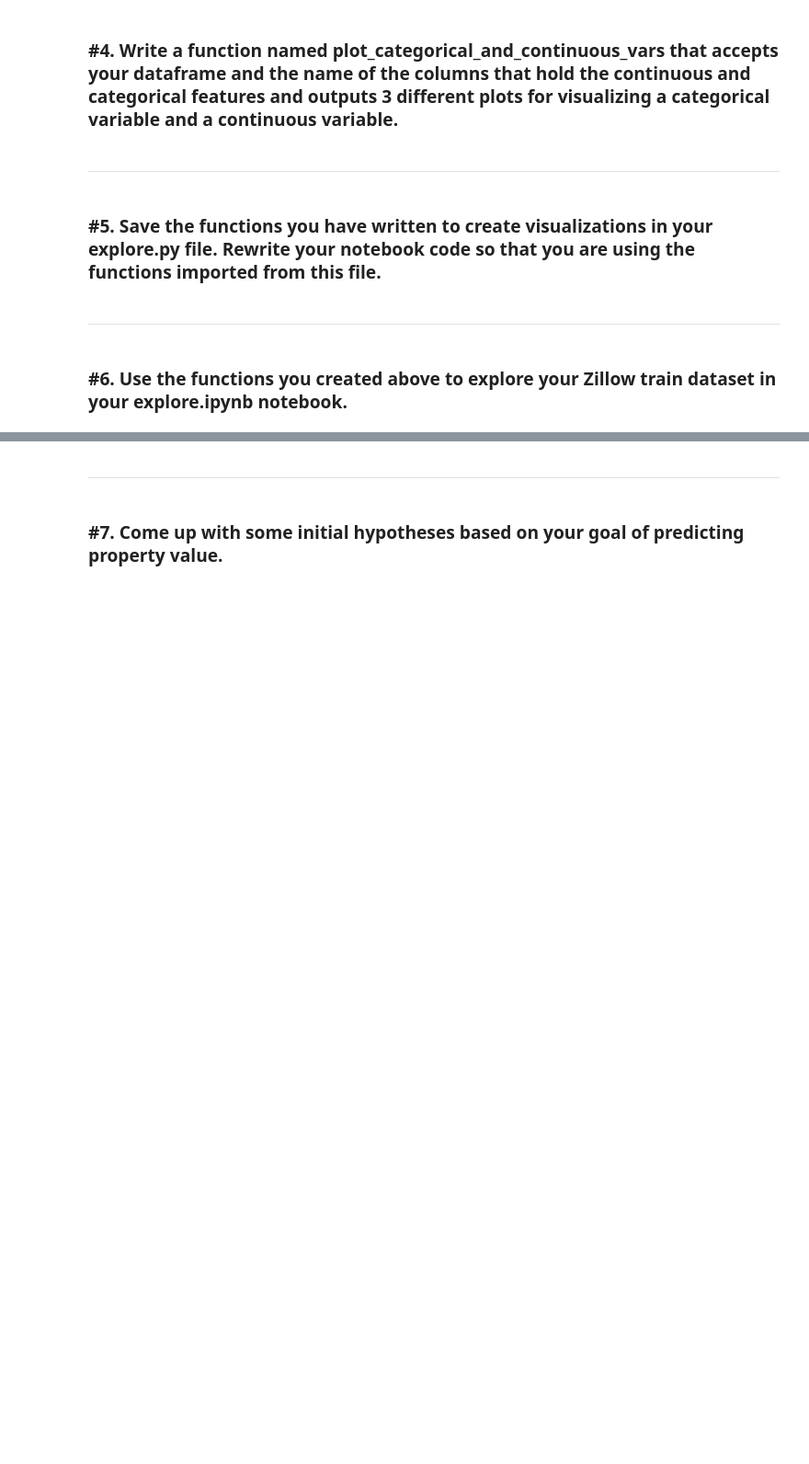
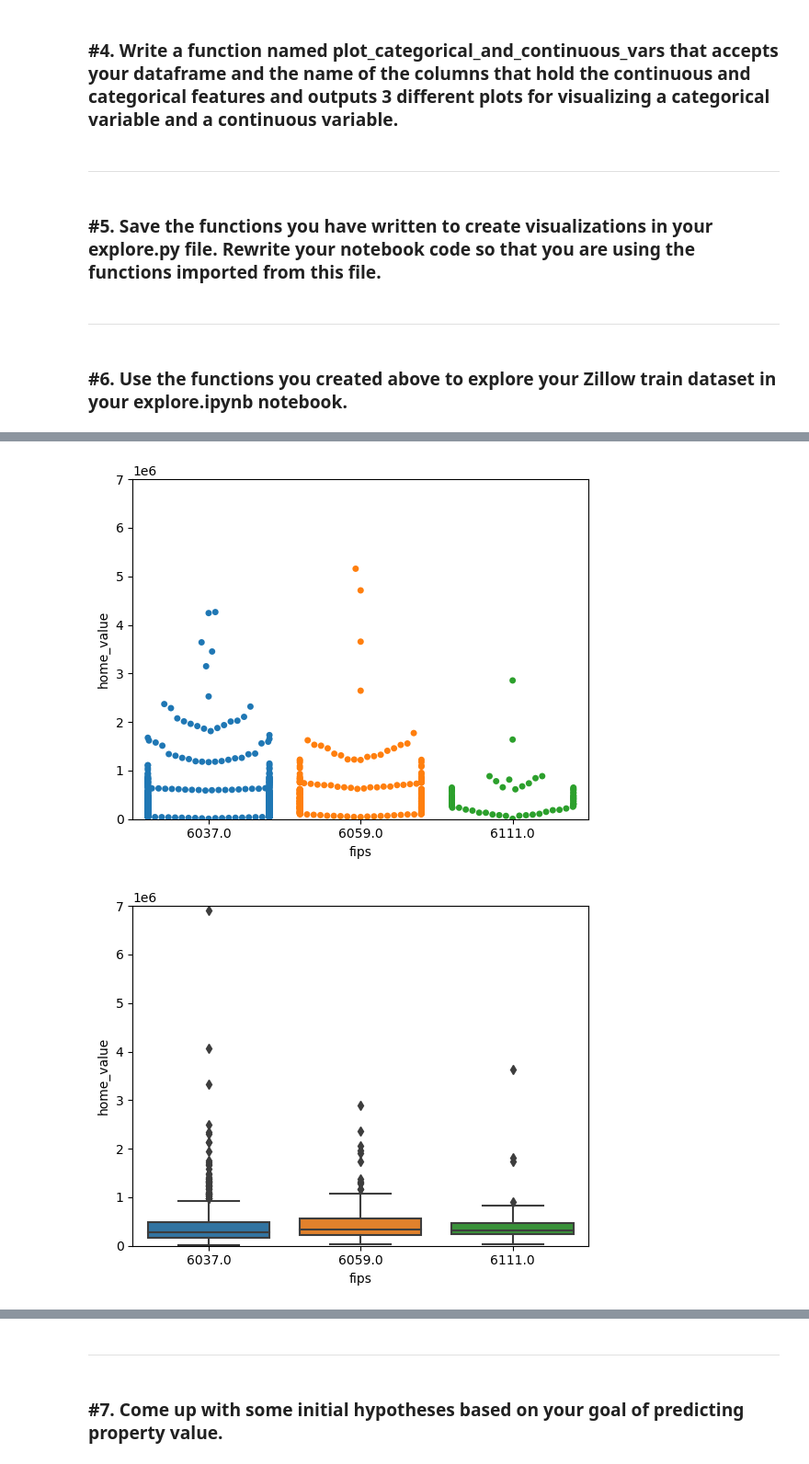
Before and after one commit to CodeupClassroom/noether-regression-exercises, a Jupyter notebook: explore_exercises.ipynb, the cells around one changed output, grey strips where cells are left out. Shown at 92% size. Drawn from its saved outputs; the diff is of its cells as text; code cells hidden in the pictures; blank space fills up the shorter version.

```diff
--- a/explore_exercises.ipynb
+++ b/explore_exercises.ipynb
@@ -59,3 +64,4 @@ import wrangle_new
 # %%
-df = wrangle_new.wrangle_zillow()
+#bring in our clean zillow df
+df = wrangle.wrangle_zillow()
 # %%
@@ -75,5 +82,3 @@ Data columns (total 7 columns):
  6   fips        float64
 dtypes: float64(7)
 memory usage: 130.0 MB
-# %%
-df = wrangle_new.wrangle_zillow()
@@ -108,6 +136,23 @@ train.head()
 <hr style="border:1px solid black">
 # %% [markdown]
 ### #4. Write a function named plot_categorical_and_continuous_vars that accepts your dataframe and the name of the columns that hold the continuous and categorical features and outputs 3 different plots for visualizing a categorical variable and a continuous variable.
+# %%
+def plot_categorical_and_continuous_vars(df, categorical_var, continuous_var):
+    '''
+    this function that accepts your dataframe
+    and the name of the columns that hold the continuous and categorical features
+    outputs: 3 different plots for visualizing a categorical variable and a continuous variable.
+    '''
+    sns.swarmplot(data=df.sample(1000), x=categorical_var, y=continuous_var)
+    plt.ylim([0,7000000])
+    plt.show()
+
+    sns.boxplot(data=df.sample(1000), x=categorical_var, y=continuous_var)
+    plt.ylim([0,5000000])
+    plt.show()
+
+    sns.barplot(data=df, x=categorical_var, y=continuous_var)
+    plt.show()
 # %% [markdown]
 <hr style="border:1px solid black">
 # %% [markdown]
@@ -118,0 +174,5 @@ train.head()
+# %%
+plot_categorical_and_continuous_vars(train, 'fips', 'home_value')
+# %% [output]
+[figure, added]
+[figure, added]
```
Also changed, not shown: parts of 41 cells of this notebook.
